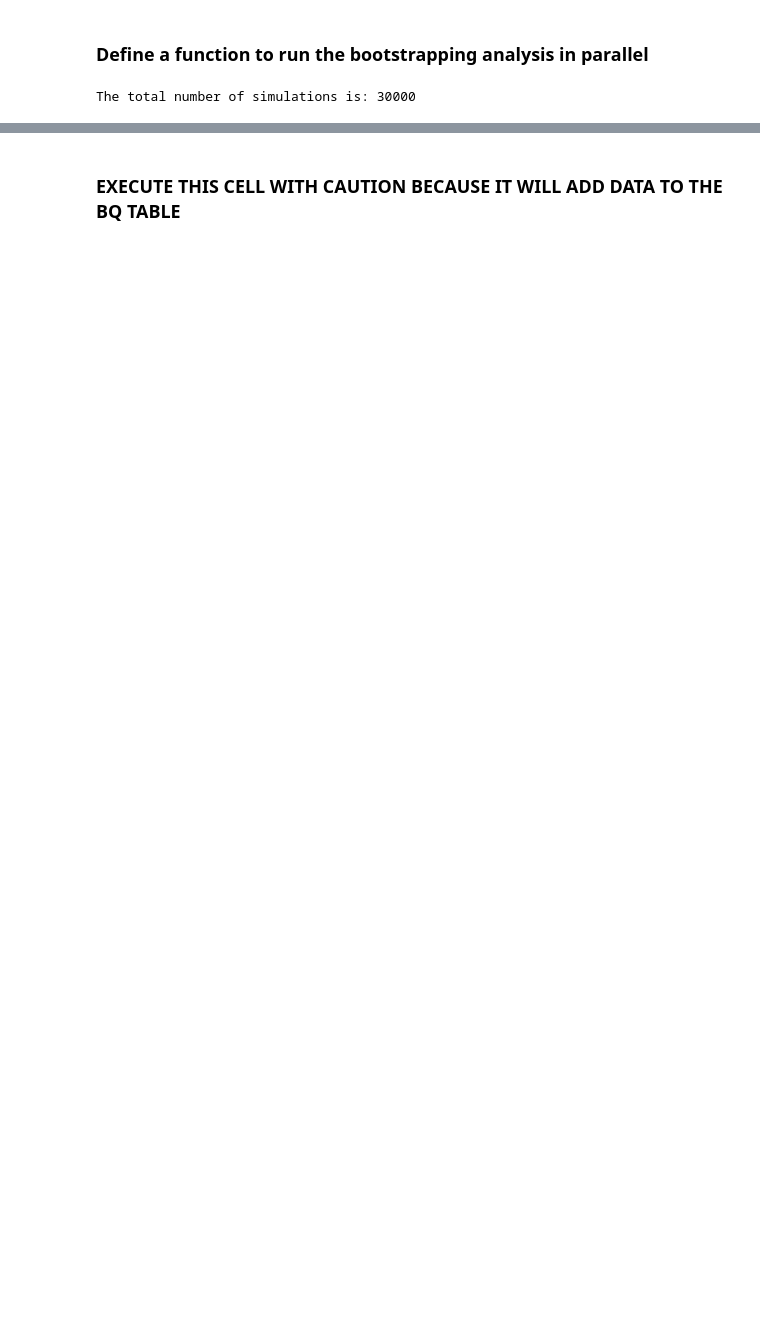
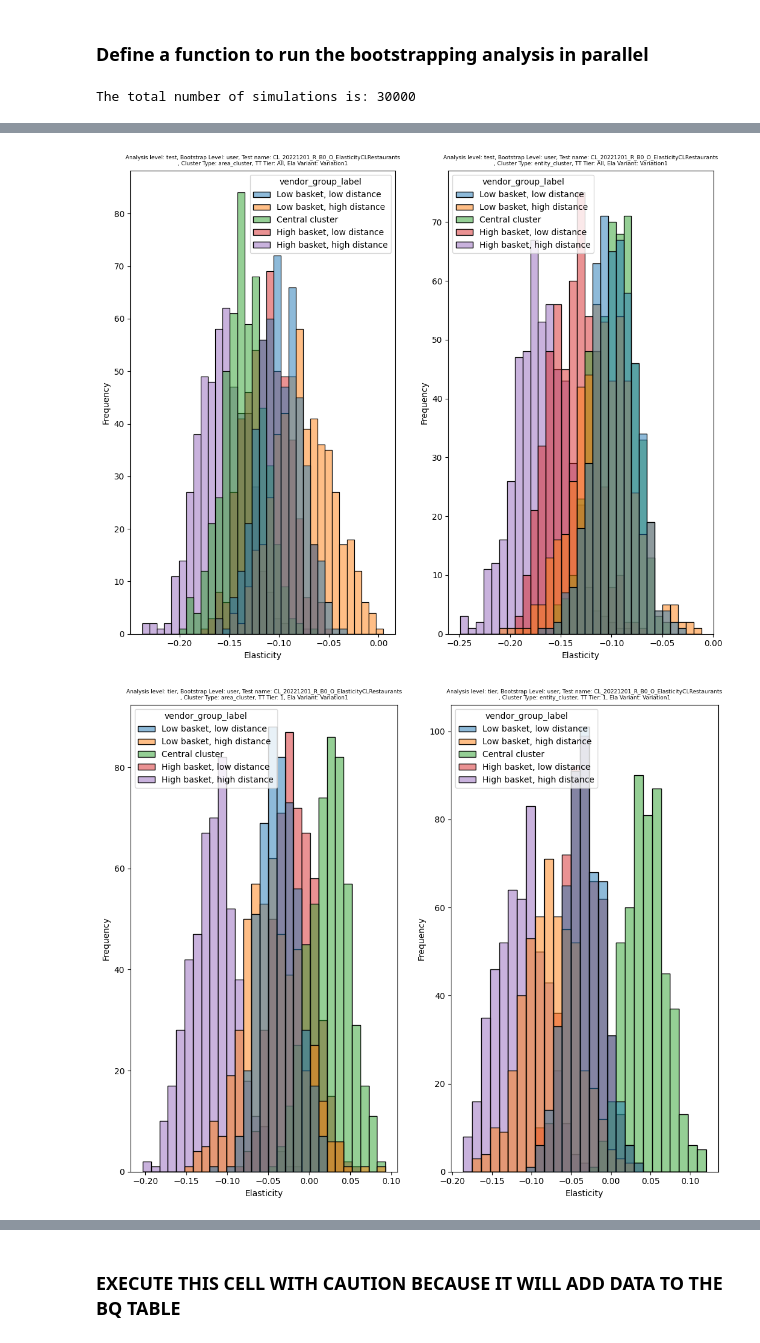
Before and after one commit to omar-elmaria/bootstrap_analysis, a Jupyter notebook: cluster_tier_level_analysis.ipynb, the cells around one changed output, grey strips where cells are left out. Saved outputs shown, nothing was run; the diff lists cells and outputs as text; code cells hidden in the pictures; blank space fills up the shorter version.

Commit message:
finalize plotting function

```diff
--- a/cluster_tier_level_analysis.ipynb
+++ b/cluster_tier_level_analysis.ipynb
@@ -37,6 +37,8 @@ left_threshold = round((1 - cl) / 2, 4)
 right_threshold = round((1 - (1 - cl) / 2), 4)
 bootstrap_level = ["user"] # Default is "user" level. We keep the legacy code that works on order level but we don't define it as an input here
 analysis_level = ["test", "tier"] # Default is "test" but we use the DBDF "tier" as well. The final dataset will contain both levels of analysis
+ela_lower_limit = -10 # This will delete any bootstrapped elasticity value below ela_lower_limit. Used in the plotting step
+ela_upper_limit = 10 # This will delete any bootstrapped elasticity value above ela_upper_limit. Used in the plotting step
 # %% [markdown]
 ### Create the filters list based on "test_data_filters"
 # %%
@@ -452,0 +431,70 @@ generate_plot(test_name="CL_20221201_R_B0_O_ElasticityCLRestaurants", dataframe=
+# %%
+def generate_plot():
+    # Extract the bootstrap levels to loop over
+    loop_analysis_lvls = df_sim_results["analysis_level"].drop_duplicates().reset_index(drop=True)
+
+    # Extract the bootstrap levels to loop over
+    loop_bootstrap_lvls = df_sim_results["bootstrap_level"].drop_duplicates().reset_index(drop=True)
+
+    # Extract the tests to loop over
+    loop_tests = df_sim_results["test_name"].drop_duplicates().reset_index(drop=True)
+
+    # Create a data frame showing all combinations of test/ela_variant to loop over
+    loop_test_var_combos = df_sim_results[["test_name", "ela_variant"]].drop_duplicates().reset_index(drop=True)
+
+    # Create a data frame showing all combinations of test/price tier to loop over
+    loop_test_tier_combos = df_sim_results[df_sim_results["price_tier"] != "All"][["test_name", "price_tier"]].drop_duplicates().reset_index(drop=True)
+
+    # Define the desired hue order
+    desired_hue_order = [vendor_labels[1], vendor_labels[4], vendor_labels[3], vendor_labels[0], vendor_labels[2]]
+
+    # Iterate over all bootstrap levels, test names, and ela_variants and create the histograms
+    for anl in loop_analysis_lvls:
+        for boot in loop_bootstrap_lvls:
+            for tst in loop_tests:
+                # Extract all the variants belonging to the test to loop through
+                loop_var = loop_test_var_combos[loop_test_var_combos["test_name"]==tst]["ela_variant"].tolist()
+
+                # Extract all the price tiers to loop through depending on the value of the parameter "anl"
+                if anl == "test":
+                    loop_price_tier = ["All"]
+                elif anl == "tier":
+                    loop_price_tier = loop_test_tier_combos["price_tier"].tolist()
+
+                # Continue the looping...
+                for tier in loop_price_tier:
+                    for var in loop_var:
+                        # Create subplots
+                        fig, axs = plt.subplots(
+                            nrows=1,
+                            ncols=len(df_sim_results["cluster_type"].unique()),
+                            figsize=(12.5, 10)
+                        )
+                        for idx, clust in enumerate(clusters):
+                            # Filter df_sim_results for the right subset of data
+                            df_iter = df_sim_results[
+                                (df_sim_results["analysis_level"] == anl) &
+                                (df_sim_results["bootstrap_level"] == boot) &
+                                (df_sim_results["test_name"] == tst) &
+                                (df_sim_results["cluster_type"] == clust) &
+                                (df_sim_results["price_tier"] == tier) &
+                                (df_sim_results["ela_variant"] == var) &
+                                (df_sim_results["elasticity"] >= ela_lower_limit) &
+                                (df_sim_results["elasticity"] <= ela_upper_limit)
+                            ]
+
+                            # Plot the histogram
+                            ax = axs[idx]
+                            sns.histplot(data=df_iter, x="elasticity", hue="vendor_group_label", hue_order=desired_hue_order, ax=ax)
+                            ax.set_title(f"Analysis level: {anl}, Bootstrap Level: {boot}, Test name: {tst},\n Cluster Type: {clust}, TT Tier: {tier}, Ela Variant: {var}", fontdict={"fontsize": 7})
+                            ax.set_xlabel("Elasticity")
+                            ax.set_ylabel("Frequency")
+
+    # Adjust the space between the subplots
+    plt.tight_layout()
+
+# Invoke the plotting function
+generate_plot()
+# %% [output]
+[figure, added]
+[figure, added]
```
Also changed, not shown: parts of 6 cells of this notebook.
